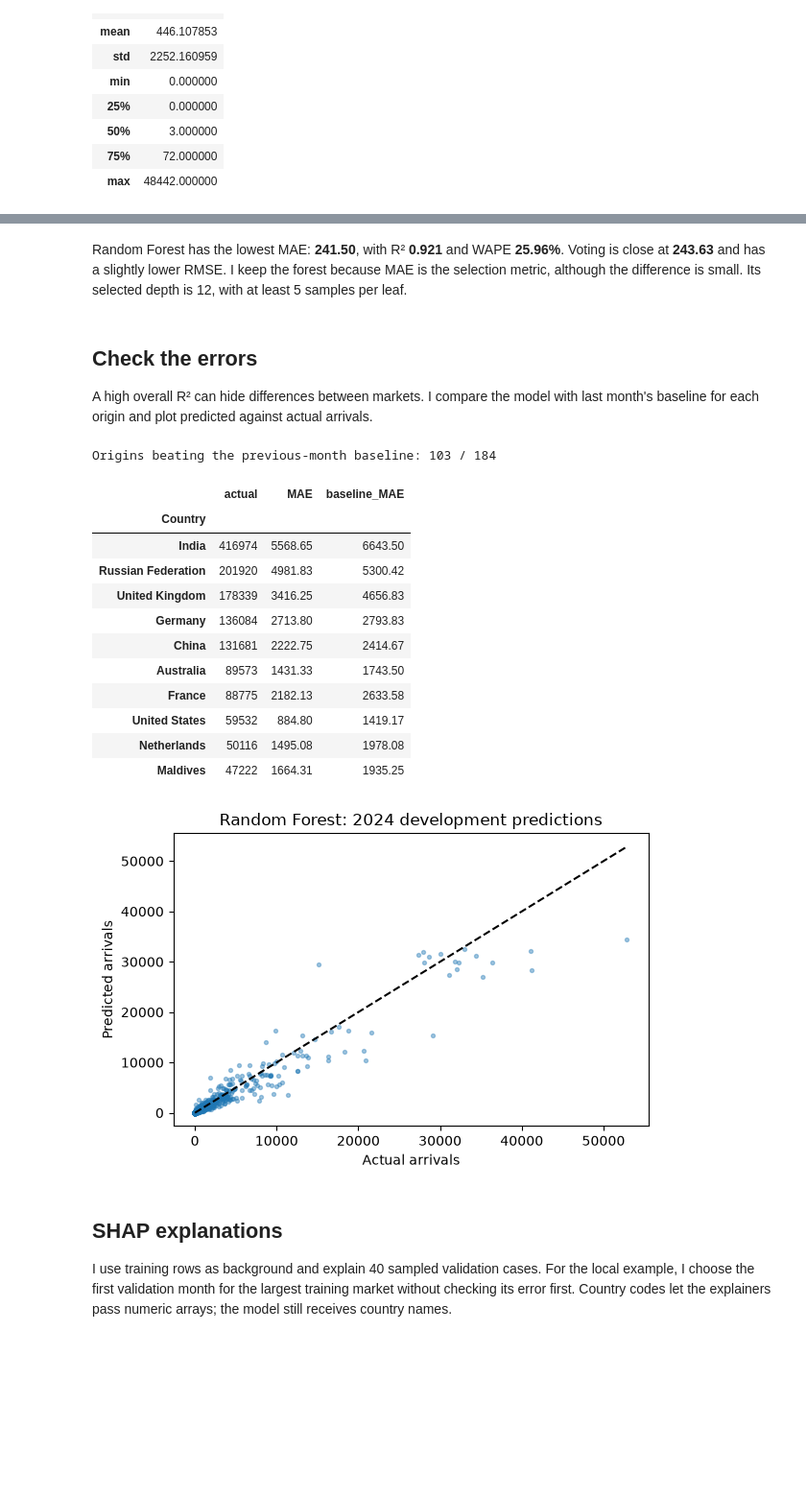
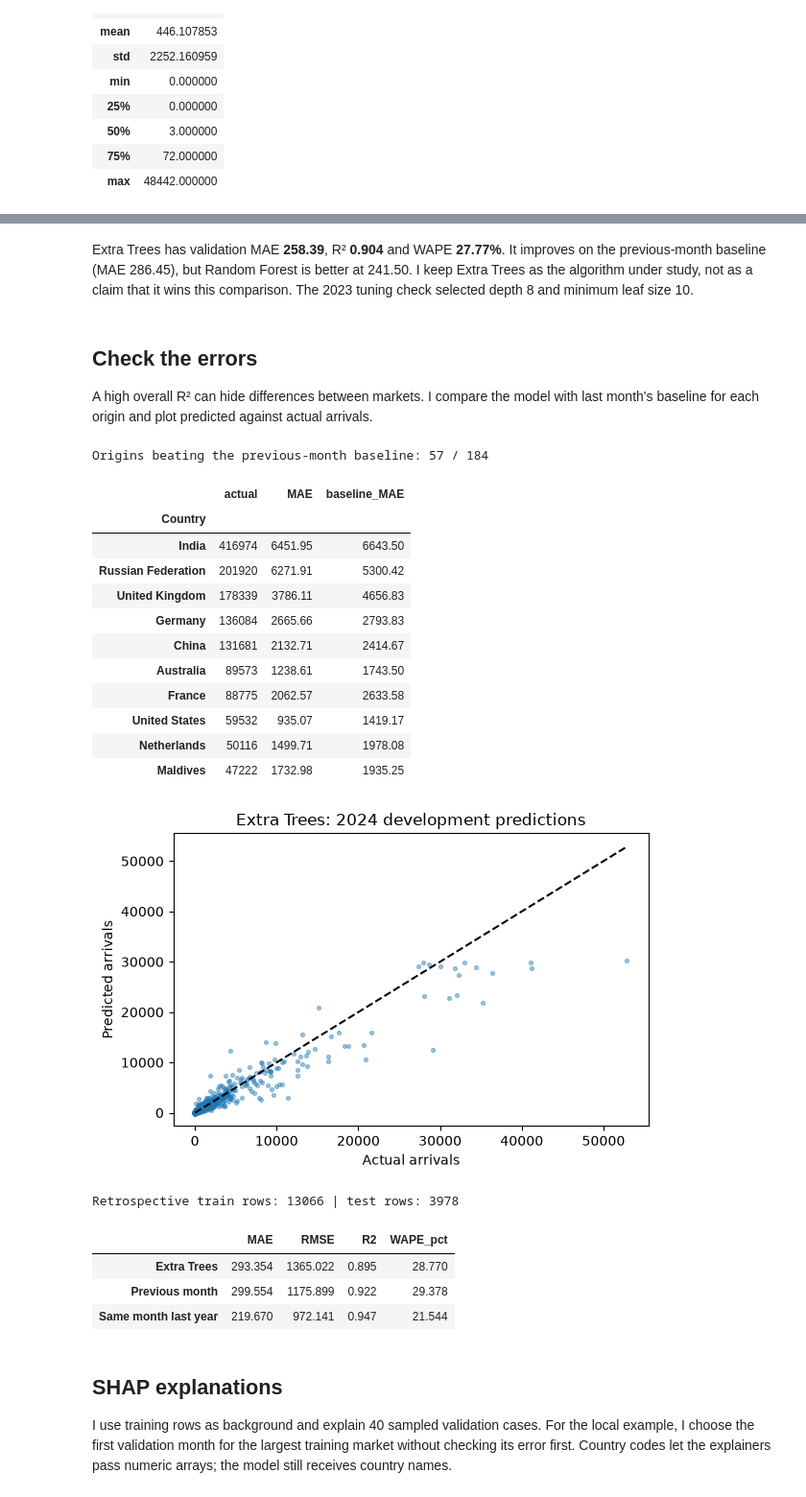
Before and after one commit to sbuhary/sri-lanka-tourism-forecast, a Jupyter notebook: notebooks/Tourism_Arrivals_Analysis.ipynb, the cells around one changed output, grey strips where cells are left out. Shown at 96% size. Saved outputs shown, nothing was run; the diff lists cells and outputs as text; code cells hidden in the pictures; blank space fills up the shorter version.

Commit message:
Study Extra Trees with chronological evaluation and updated app

```diff
--- a/notebooks/Tourism_Arrivals_Analysis.ipynb
+++ b/notebooks/Tourism_Arrivals_Analysis.ipynb
@@ -112,22 +114,22 @@ def build_pipeline(model):
         ('history', StandardScaler(), numeric)])
     return make_pipeline(preprocessing, model)
 
-# I choose the forest settings before using the 2024 validation data.
+# I choose the Extra Trees settings before using the 2024 validation data.
 tuning_train = train_data.loc[train_data.Month.dt.year <= 2022]
 tuning_check = train_data.loc[train_data.Month.dt.year.eq(2023)]
-forest_options = [(8, 10), (12, 5)]
+tree_options = [(8, 10), (12, 5)]
 tuning_scores = []
 
-for depth, leaf_size in forest_options:
-    model = build_pipeline(RandomForestRegressor(
+for depth, leaf_size in tree_options:
+    model = build_pipeline(ExtraTreesRegressor(
         n_estimators=150, max_depth=depth, min_samples_leaf=leaf_size,
-        random_state=random_seed, n_jobs=4))
+        max_features=1.0, bootstrap=False, random_state=random_seed, n_jobs=4))
     model.fit(tuning_train[features], tuning_train.Arrivals)
     prediction = np.maximum(0, model.predict(tuning_check[features]))
     tuning_scores.append(mean_absolute_error(tuning_check.Arrivals, prediction))
 
-depth, leaf_size = forest_options[int(np.argmin(tuning_scores))]
-display(pd.DataFrame({'Depth / minimum leaf': [str(option) for option in forest_options],
+depth, leaf_size = tree_options[int(np.argmin(tuning_scores))]
+display(pd.DataFrame({'Depth / minimum leaf': [str(option) for option in tree_options],
                       '2023 MAE': tuning_scores}))
 # %% [output]
 |  | Depth / minimum leaf | 2023 MAE |
@@ -140,12 +142,13 @@ I select by MAE, the average absolute error in arrivals per origin/month. RMSE g
 models = {
     'Ridge': build_pipeline(Ridge(alpha=10)),
     'Random Forest': build_pipeline(RandomForestRegressor(
-        n_estimators=150, max_depth=depth, min_samples_leaf=leaf_size,
+        n_estimators=150, max_depth=12, min_samples_leaf=5,
         random_state=random_seed, n_jobs=4)),
     'Histogram boosting': build_pipeline(HistGradientBoostingRegressor(
         max_iter=150, max_leaf_nodes=15, l2_regularization=10, random_state=random_seed)),
     'Extra Trees': build_pipeline(ExtraTreesRegressor(
-        n_estimators=150, max_depth=8, min_samples_leaf=10, random_state=random_seed, n_jobs=4))}
+        n_estimators=150, max_depth=depth, min_samples_leaf=leaf_size,
+        max_features=1.0, bootstrap=False, random_state=random_seed, n_jobs=4))}
 # The vote averages the two models equally; it does not train a stacking model.
 models['Voting ensemble'] = VotingRegressor([
     ('forest', clone(models['Random Forest'])),
@@ -165,10 +168,11 @@ def calculate_scores(actual, prediction):
 
 comparison = pd.DataFrame({name: calculate_scores(validation_data.Arrivals, prediction)
                           for name, prediction in predictions.items()}).T.sort_values('MAE')
-# Lower MAE wins, using the same validation rows for every model.
-chosen_name = comparison.index[0]
+# Extra Trees is the new algorithm; I still report the strongest comparator.
+chosen_name = 'Extra Trees'
 display(comparison.round(3))
-print('Lowest development MAE:', chosen_name)
+print('Lowest development MAE:', comparison.index[0])
+print('Main algorithm:', chosen_name)
 
 def predict_arrivals(frame):
     if chosen_name == 'Previous month':
@@ -189,44 +194,61 @@ Lowest development MAE: Random Forest
 # %% [markdown]
-Random Forest has the lowest MAE: **241.50**, with R² **0.921** and WAPE **25.96%**. Voting is close at **243.63** and has a slightly lower RMSE. I keep the forest because MAE is the selection metric, although the difference is small. Its selected depth is 12, with at least 5 samples per leaf.
+Extra Trees has validation MAE **258.39**, R² **0.904** and WAPE **27.77%**. It improves on the previous-month baseline (MAE 286.45), but Random Forest is better at 241.50. I keep Extra Trees as the algorithm under study, not as a claim that it wins this comparison. The 2023 tuning check selected depth 8 and minimum leaf size 10.
 # %% [markdown]
 ## Check the errors
 A high overall R² can hide differences between markets. I compare the model with last month's baseline for each origin and plot predicted against actual arrivals.
 # %%
 results = validation_data[['Month', 'Country', 'Arrivals', 'lag_1']].copy()
 results['Prediction'] = predict_arrivals(validation_data)
 results['Error'] = np.abs(results.Arrivals - results.Prediction)
 results['Baseline_error'] = np.abs(results.Arrivals - results.lag_1)
 
 market_errors = results.groupby('Country').agg(
     actual=('Arrivals', 'sum'), MAE=('Error', 'mean'), baseline_MAE=('Baseline_error', 'mean'))
 print('Origins beating the previous-month baseline:',
       int((market_errors.MAE < market_errors.baseline_MAE).sum()), '/', len(market_errors))
 display(market_errors.sort_values('actual', ascending=False).head(10).round(2))
 
 plt.figure(figsize=(6, 4))
 plt.scatter(results.Arrivals, results.Prediction, s=8, alpha=.4)
 limit = max(results.Arrivals.max(), results.Prediction.max())
 plt.plot([0, limit], [0, limit], 'k--')
 plt.xlabel('Actual arrivals')
 plt.ylabel('Predicted arrivals')
 plt.title(f'{chosen_name}: 2024 development predictions')
 plt.tight_layout()
 plt.show()
+# This later period was inspected before, so I label it as a retrospective test.
+assessment_train = data.loc[data.Month.dt.year.between(2019, 2024)].copy()
+assessment_data = data.loc[data.Month.dt.year.ge(2025)].copy()
+assessment_data = assessment_data.loc[assessment_data.Country.isin(assessment_train.Country.unique())]
+assessment_model = clone(models[chosen_name]).fit(assessment_train[features], assessment_train.Arrivals)
+assessment_prediction = np.maximum(0, assessment_model.predict(assessment_data[features]))
+assessment_comparison = pd.DataFrame({
+    'Extra Trees': calculate_scores(assessment_data.Arrivals, assessment_prediction),
+    'Previous month': calculate_scores(assessment_data.Arrivals, assessment_data.lag_1.to_numpy()),
+    'Same month last year': calculate_scores(assessment_data.Arrivals, assessment_data.lag_12.to_numpy())}).T
+print('Retrospective train rows:', len(assessment_train), '| test rows:', len(assessment_data))
+display(assessment_comparison.round(3))
 # %% [output]
-Origins beating the previous-month baseline: 103 / 184
+Origins beating the previous-month baseline: 57 / 184
 |  | actual | MAE | baseline_MAE |
 | Country |  |  |  |
-| India | 416974 | 5568.65 | 6643.50 |
-| Russian Federation | 201920 | 4981.83 | 5300.42 |
-| United Kingdom | 178339 | 3416.25 | 4656.83 |
-| Germany | 136084 | 2713.80 | 2793.83 |
-| China | 131681 | 2222.75 | 2414.67 |
-| Australia | 89573 | 1431.33 | 1743.50 |
-| France | 88775 | 2182.13 | 2633.58 |
-| United States | 59532 | 884.80 | 1419.17 |
-| Netherlands | 50116 | 1495.08 | 1978.08 |
-| Maldives | 47222 | 1664.31 | 1935.25 |
+| India | 416974 | 6451.95 | 6643.50 |
+| Russian Federation | 201920 | 6271.91 | 5300.42 |
+| United Kingdom | 178339 | 3786.11 | 4656.83 |
+| Germany | 136084 | 2665.66 | 2793.83 |
+| China | 131681 | 2132.71 | 2414.67 |
+| Australia | 89573 | 1238.61 | 1743.50 |
+| France | 88775 | 2062.57 | 2633.58 |
+| United States | 59532 | 935.07 | 1419.17 |
+| Netherlands | 50116 | 1499.71 | 1978.08 |
+| Maldives | 47222 | 1732.98 | 1935.25 |
-[figure, old version]
+[figure, new version]
+Retrospective train rows: 13066 | test rows: 3978
+|  | MAE | RMSE | R2 | WAPE_pct |
+| Extra Trees | 293.354 | 1365.022 | 0.895 | 28.770 |
+| Previous month | 299.554 | 1175.899 | 0.922 | 29.378 |
+| Same month last year | 219.670 | 972.141 | 0.947 | 21.544 |
 # %% [markdown]
 ## SHAP explanations
 I use training rows as background and explain 40 sampled validation cases. For the local example, I choose the first validation month for the largest training market without checking its error first. Country codes let the explainers pass numeric arrays; the model still receives country names.
```
Also changed, not shown: parts of 13 cells of this notebook, 9 other files.
